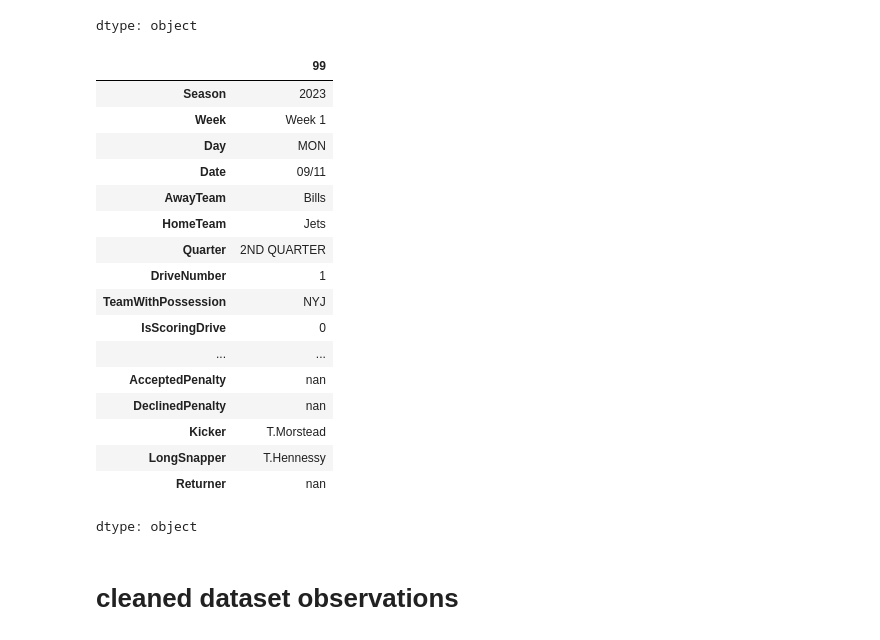
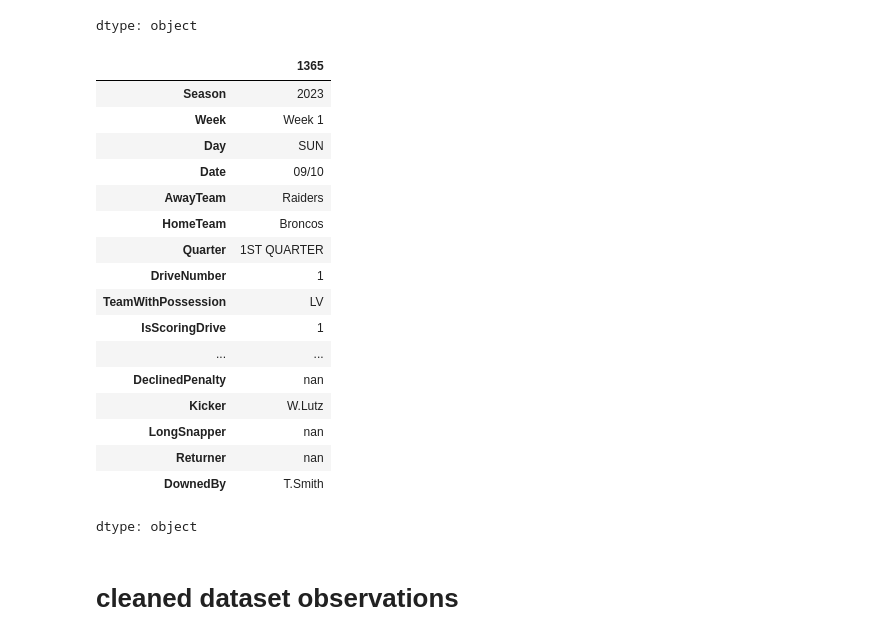
Before and after one commit to KeoniM/NFL_Data_Cleaning, a Jupyter notebook: NFL_Plays_Week1_2023.ipynb, the cells around one changed output. Saved outputs shown, nothing was run; the diff lists cells and outputs as text; code cells hidden in the pictures.

Commit message:
Progress on cleaning punt and kickoff play types

```diff
--- a/NFL_Plays_Week1_2023.ipynb
+++ b/NFL_Plays_Week1_2023.ipynb
@@ -340,8 +340,17 @@ punting_pattern = f"({name_pattern}) punts (-?[0-9]+) yards? to(?: [A-Z]+ -?[0-9
 # Punt return (Who was returning the punt, How many yards did they go, The player(s) that tackled the returner)
 punt_return_pattern = f"({name_pattern}) (?:pushed ob at|ran ob at|to)(?: [A-Z]+)? [0-9]+ for (-?[0-9]+) yards? \(({name_pattern})(?:(?:,|;) ({name_pattern}))?\)" # yardage after punt
 
+# J.Reed (didn't try to advance) to CHI 44 for no gain.
+kick_return_pattern = f"({name_pattern})(?: \(didn't try to advance\))? (?:pushed ob at|ran ob at|to)(?: [A-Z]+)? [0-9]+ for (no gain|(-?[0-9]+) yards?) \(({name_pattern})(?:(?:,|;) ({name_pattern}))?\)" # yardage after kickoff
+
+# Punt return resulting in fair catch
+punt_fair_catch_pattern = f", fair catch by ({name_pattern})"
+
+# Punt or kickoff downed by
+kick_downed_by_pattern = f", downed by ({name_pattern})"
+
 # Kickoff play (Who was the kicker, How many yards the ball was kicked )
-kickoff_pattern = f"({name_pattern})(?: onside)? kicks (-?[0-9]+) yards from"
+kickoff_pattern = f"({name_pattern}) kicks(?: onside)? (-?[0-9]+) yards from"
 
 ##############
 #  INJURIES  #
@@ -1779,13 +1809,13 @@ def clean_dataframe_of_plays(df_all_plays):
                 "TackleBy1", "TackleBy2", "PressureBy", "InterceptedBy", "SackedBy", "ForcedFumbleBy",
                 "FumbleDetails", "ReverseDetails",
                 "InjuredPlayers", "AcceptedPenalty", "DeclinedPenalty",
-                "Kicker", "LongSnapper", "Returner"]
+                "Kicker", "LongSnapper", "Returner", "DownedBy"]
 
   string_columns = ["PlayType", "TimeOnTheClock", "Formation", "Passer", "Rusher", "Receiver", "Direction",
                     "TackleBy1", "TackleBy2", "PressureBy", "InterceptedBy", "SackedBy", "ForcedFumbleBy",
                     "FumbleDetails", "ReverseDetails",
                     "InjuredPlayers", "AcceptedPenalty", "DeclinedPenalty",
-                    "Kicker", "LongSnapper", "Returner"]
+                    "Kicker", "LongSnapper", "Returner", "DownedBy"]
 
   int_columns = ["Yardage"]
 
@@ -1802,13 +1832,13 @@ def clean_dataframe_of_plays(df_all_plays):
   # GETTING PLAY CATEGORIES AND CLEANING #
   ########################################
 
-  # df_all_plays_cleaned = clean_run_plays(df_all_plays_cleaned)
-  # df_all_plays_cleaned = clean_pass_plays(df_all_plays_cleaned)
-  # df_all_plays_cleaned = clean_intercepted_plays(df_all_plays_cleaned)
-  # df_all_plays_cleaned = clean_sacked_plays(df_all_plays_cleaned)
+  df_all_plays_cleaned = clean_run_plays(df_all_plays_cleaned)
+  df_all_plays_cleaned = clean_pass_plays(df_all_plays_cleaned)
+  df_all_plays_cleaned = clean_intercepted_plays(df_all_plays_cleaned)
+  df_all_plays_cleaned = clean_sacked_plays(df_all_plays_cleaned)
   df_all_plays_cleaned = clean_punt_plays(df_all_plays_cleaned)
   df_all_plays_cleaned = clean_kickoff_plays(df_all_plays_cleaned)
-  # df_all_plays_cleaned = clean_touchdown_plays(df_all_plays_cleaned)
+  df_all_plays_cleaned = clean_touchdown_plays(df_all_plays_cleaned)
 
 
   return df_all_plays_cleaned
@@ -2276,25 +2288,25 @@ week1_2023_plays.iloc[0]
 | PlayStart | Kickoff from NYJ 35 |
 dtype: object
 # %%
-df_week1_plays_cleaned.iloc[99]
+df_week1_plays_cleaned.iloc[1365]
 # %% [output]
-|  | 99 |
+|  | 1365 |
 | Season | 2023 |
 | Week | Week 1 |
-| Day | MON |
-| Date | 09/11 |
-| AwayTeam | Bills |
-| HomeTeam | Jets |
-| Quarter | 2ND QUARTER |
+| Day | SUN |
+| Date | 09/10 |
+| AwayTeam | Raiders |
+| HomeTeam | Broncos |
+| Quarter | 1ST QUARTER |
 | DriveNumber | 1 |
-| TeamWithPossession | NYJ |
-| IsScoringDrive | 0 |
+| TeamWithPossession | LV |
+| IsScoringDrive | 1 |
 | ... | ... |
-| AcceptedPenalty | nan |
 | DeclinedPenalty | nan |
-| Kicker | T.Morstead |
-| LongSnapper | T.Hennessy |
+| Kicker | W.Lutz |
+| LongSnapper | nan |
 | Returner | nan |
+| DownedBy | T.Smith |
 dtype: object
 # %% [markdown]
 # cleaned dataset observations
```
Also changed, not shown: parts of 8 cells of this notebook.
